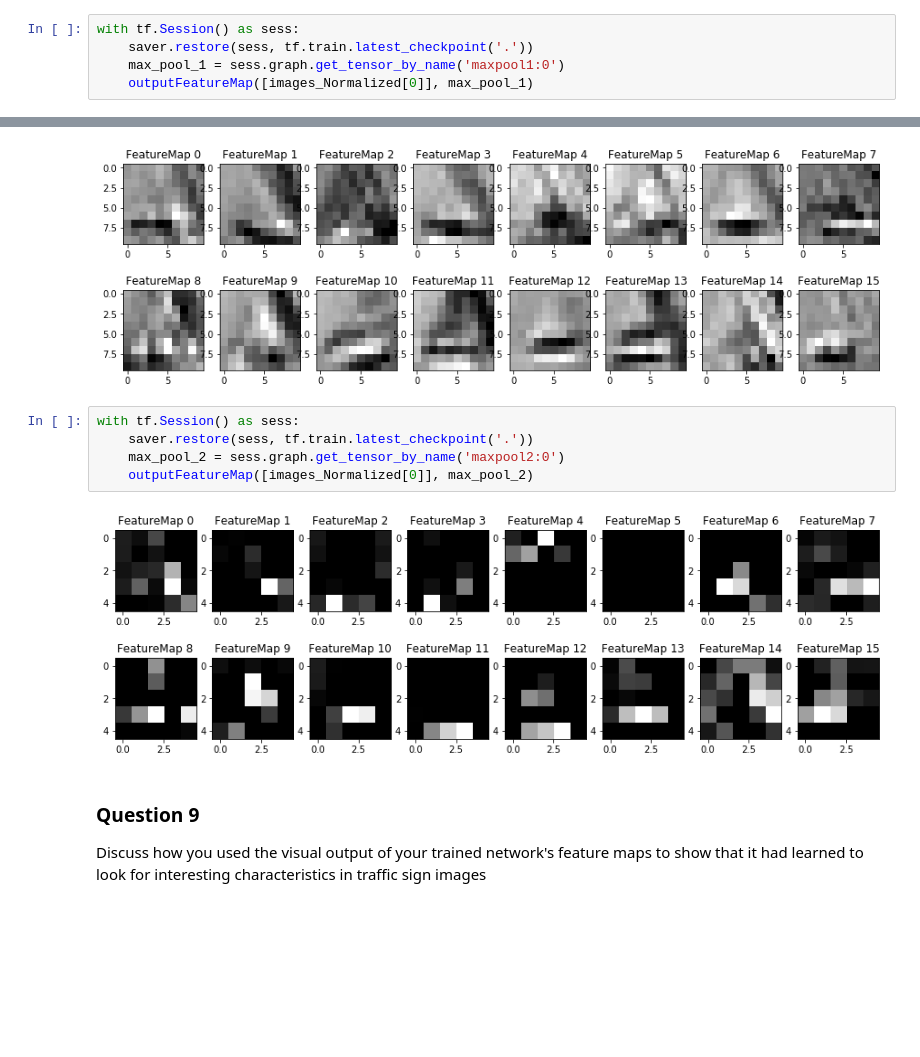
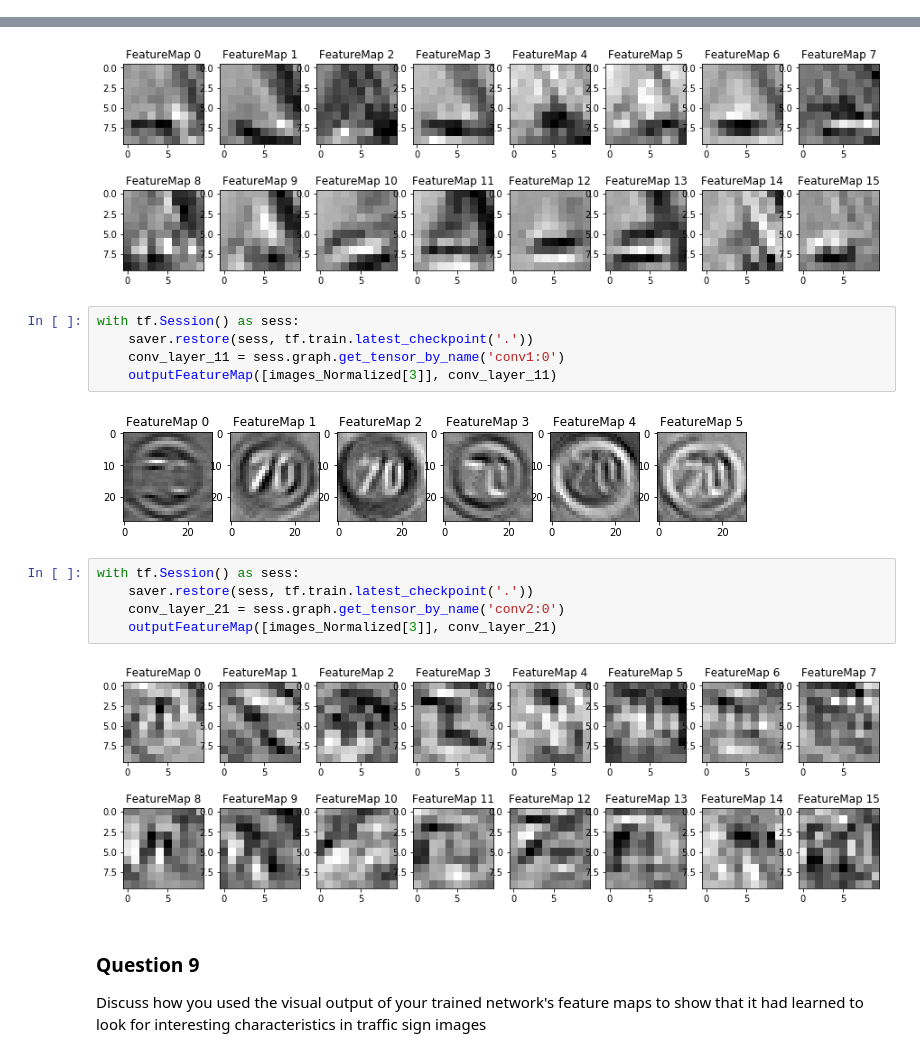
Before and after one commit to jaxanc/CarND-Traffic-Sign-Classifier-Project, a Jupyter notebook: Traffic_Sign_Classifier.ipynb, the cells around one changed output, grey strips where cells are left out. Saved outputs shown, nothing was run; the diff lists cells and outputs as text; blank space fills up the shorter version.

```diff
--- a/Traffic_Sign_Classifier.ipynb
+++ b/Traffic_Sign_Classifier.ipynb
@@ -726,8 +726,3 @@ with tf.Session() as sess:
     outputFeatureMap([images_Normalized[0]], conv_layer_1)
 # %% [output]
 [figure]
-# %%
-with tf.Session() as sess:
-    saver.restore(sess, tf.train.latest_checkpoint('.'))
-    max_pool_1 = sess.graph.get_tensor_by_name('maxpool1:0')
-    outputFeatureMap([images_Normalized[0]], max_pool_1)
@@ -743,10 +736,17 @@ with tf.Session() as sess:
 # %%
 with tf.Session() as sess:
     saver.restore(sess, tf.train.latest_checkpoint('.'))
-    max_pool_2 = sess.graph.get_tensor_by_name('maxpool2:0')
-    outputFeatureMap([images_Normalized[0]], max_pool_2)
+    conv_layer_11 = sess.graph.get_tensor_by_name('conv1:0')
+    outputFeatureMap([images_Normalized[3]], conv_layer_11)
 # %% [output]
-[figure, old version]
+[figure, new version]
+# %%
+with tf.Session() as sess:
+    saver.restore(sess, tf.train.latest_checkpoint('.'))
+    conv_layer_21 = sess.graph.get_tensor_by_name('conv2:0')
+    outputFeatureMap([images_Normalized[3]], conv_layer_21)
+# %% [output]
+[figure, added]
 # %% [markdown]
 ### Question 9
 
```
Also changed, not shown: parts of 2 cells of this notebook, 10 other files.
